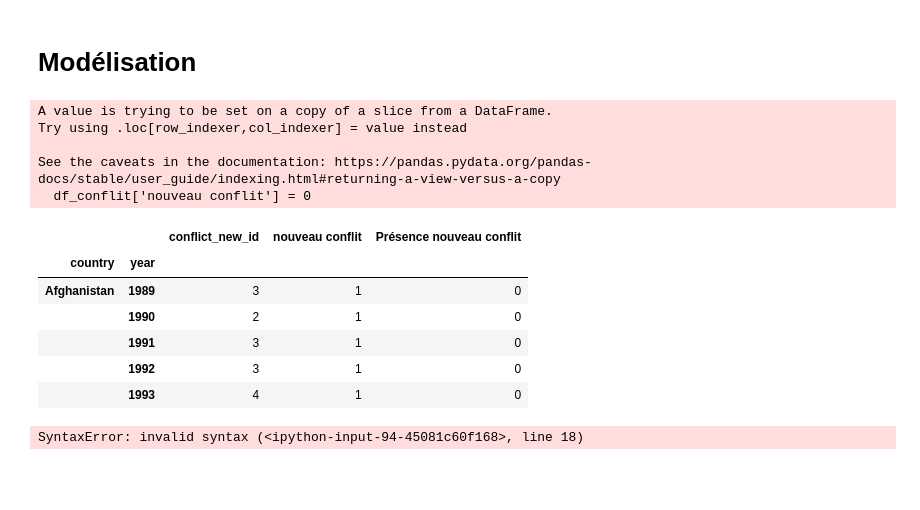
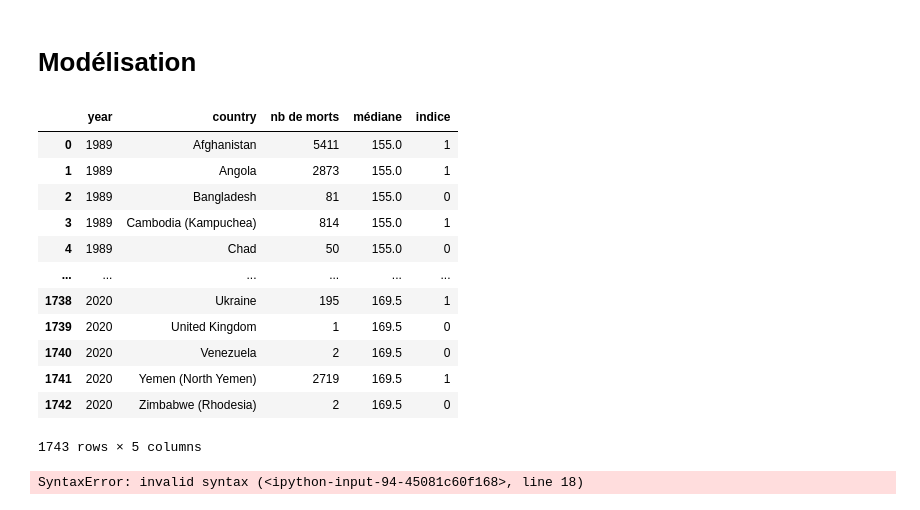
Before and after one commit to LexAdrim/UCDP-project, a Jupyter notebook: main.ipynb, the cells around one changed output. Cells and saved outputs as stored; diff of their text form; code cells hidden in the pictures; blank space fills up the shorter version.

```diff
--- a/main.ipynb
+++ b/main.ipynb
@@ -444,29 +416,15 @@ from sklearn import cluster
 # %%
-#Construction de la variable binaire qui indique ou non la présence d'un nouveau conflit
-df_conflit = df[['country','year','conflict_new_id']]
-df_conflit['nouveau conflit'] = 0
-
-liste_conflit=[]
-for i in range (df_conflit.shape[0]) :
-    if df_conflit.iloc[i,2] in liste_conflit == True :
-        df_conflit.iloc[i,3] = 0
-    else :
-        df_conflit.iloc[i,3] = 1
-        liste_conflit.append(df_conflit.iloc[i,2])
-
-df_conflit2 = df_conflit.groupby(['country','year']).nunique()
-df_conflit2['Présence nouveau conflit'] = df_conflit2['nouveau conflit']-1
-df_conflit2.head()
 # %% [output]
+|  | year | country | nb de morts | médiane | indice |
+| 0 | 1989 | Afghanistan | 5411 | 155.0 | 1 |
+| 1 | 1989 | Angola | 2873 | 155.0 | 1 |
+| 2 | 1989 | Bangladesh | 81 | 155.0 | 0 |
+| 3 | 1989 | Cambodia (Kampuchea) | 814 | 155.0 | 1 |
+| 4 | 1989 | Chad | 50 | 155.0 | 0 |
+| ... | ... | ... | ... | ... | ... |
+| 1738 | 2020 | Ukraine | 195 | 169.5 | 1 |
+| 1739 | 2020 | United Kingdom | 1 | 169.5 | 0 |
+| 1740 | 2020 | Venezuela | 2 | 169.5 | 0 |
+| 1741 | 2020 | Yemen (North Yemen) | 2719 | 169.5 | 1 |
+| 1742 | 2020 | Zimbabwe (Rhodesia) | 2 | 169.5 | 0 |
-A value is trying to be set on a copy of a slice from a DataFrame.
-Try using .loc[row_indexer,col_indexer] = value instead
-
-See the caveats in the documentation: https://pandas.pydata.org/pandas-docs/stable/user_guide/indexing.html#returning-a-view-versus-a-copy
-  df_conflit['nouveau conflit'] = 0
+1743 rows × 5 columns
-|  |  | conflict_new_id | nouveau conflit | Présence nouveau conflit |
-| country | year |  |  |  |
-| Afghanistan | 1989 | 3 | 1 | 0 |
-|  | 1990 | 2 | 1 | 0 |
-|  | 1991 | 3 | 1 | 0 |
-|  | 1992 | 3 | 1 | 0 |
-|  | 1993 | 4 | 1 | 0 |
```
Also changed, not shown: parts of 10 cells of this notebook.
